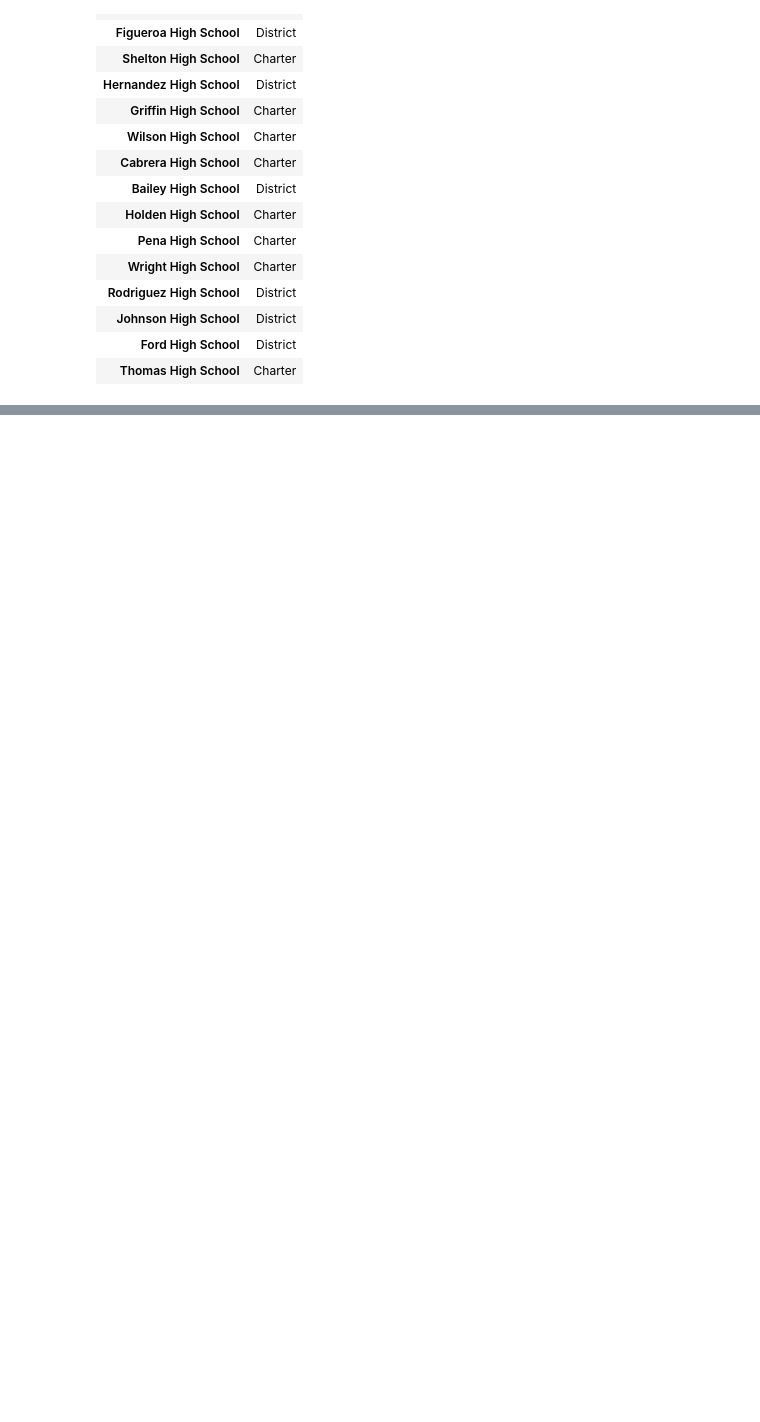
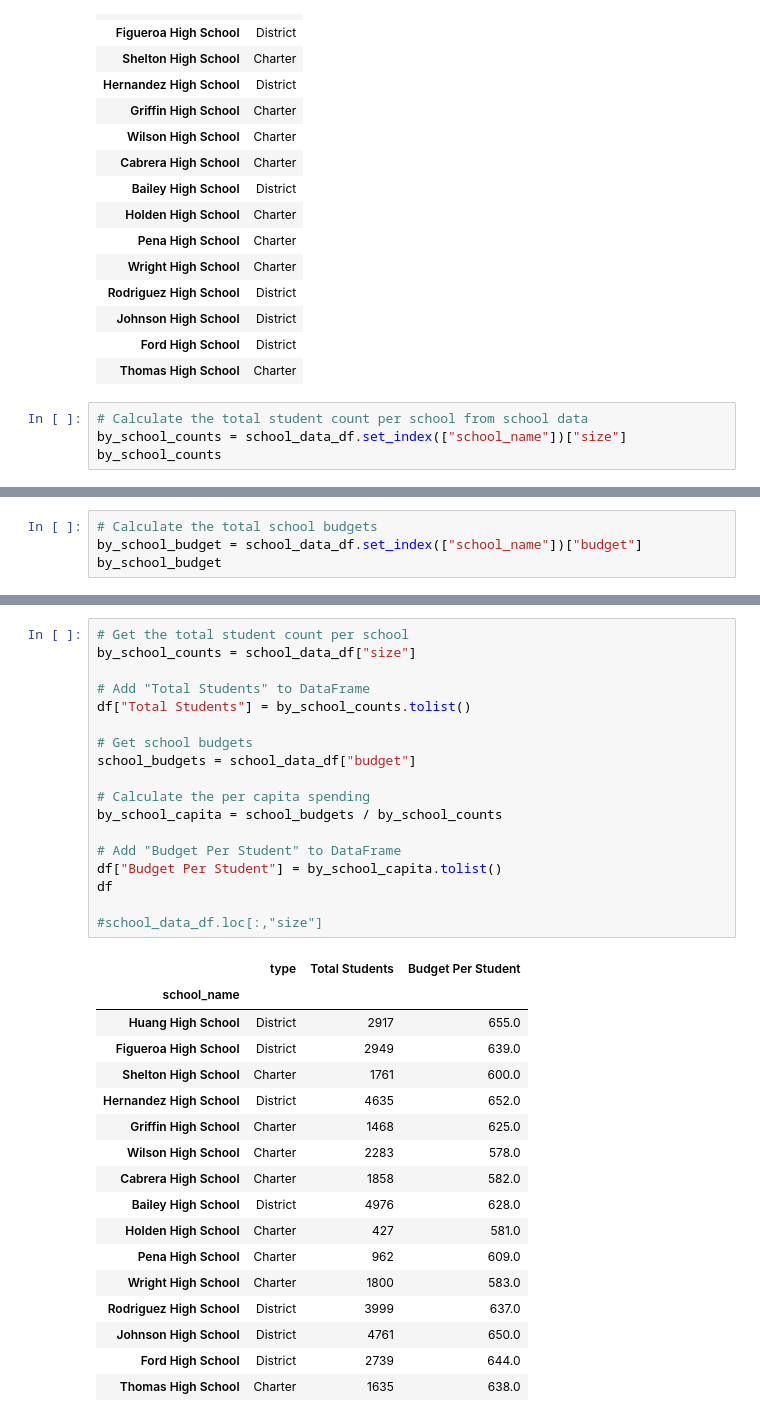
Before and after one commit to npantfoerder/school-district-analysis, a Jupyter notebook: PyCitySchools.ipynb, the cells around one changed output, grey strips where cells are left out. Drawn from its saved outputs; the diff is of its cells as text; blank space fills up the shorter version.

```diff
--- a/PyCitySchools.ipynb
+++ b/PyCitySchools.ipynb
@@ -303,3 +303,7 @@ df
 | Johnson High School | District |
 | Ford High School | District |
 | Thomas High School | Charter |
+# %%
+# Calculate the total student count per school from school data
+by_school_counts = school_data_df.set_index(["school_name"])["size"]
+by_school_counts
@@ -305,0 +349,4 @@ df
+# %%
+# Calculate the total school budgets
+by_school_budget = school_data_df.set_index(["school_name"])["budget"]
+by_school_budget
@@ -305,0 +392,36 @@ df
+# %%
+# Get the total student count per school
+by_school_counts = school_data_df["size"]
+
+# Add "Total Students" to DataFrame
+df["Total Students"] = by_school_counts.tolist()
+
+# Get school budgets
+school_budgets = school_data_df["budget"]
+
+# Calculate the per capita spending
+by_school_capita = school_budgets / by_school_counts
+
+# Add "Budget Per Student" to DataFrame
+df["Budget Per Student"] = by_school_capita.tolist()
+df
+
+#school_data_df.loc[:,"size"]
+# %% [output]
+|  | type | Total Students | Budget Per Student |
+| school_name |  |  |  |
+| Huang High School | District | 2917 | 655.0 |
+| Figueroa High School | District | 2949 | 639.0 |
+| Shelton High School | Charter | 1761 | 600.0 |
+| Hernandez High School | District | 4635 | 652.0 |
+| Griffin High School | Charter | 1468 | 625.0 |
+| Wilson High School | Charter | 2283 | 578.0 |
+| Cabrera High School | Charter | 1858 | 582.0 |
+| Bailey High School | District | 4976 | 628.0 |
+| Holden High School | Charter | 427 | 581.0 |
+| Pena High School | Charter | 962 | 609.0 |
+| Wright High School | Charter | 1800 | 583.0 |
+| Rodriguez High School | District | 3999 | 637.0 |
+| Johnson High School | District | 4761 | 650.0 |
+| Ford High School | District | 2739 | 644.0 |
+| Thomas High School | Charter | 1635 | 638.0 |
```
Also changed, not shown: parts of 4 cells of this notebook.
